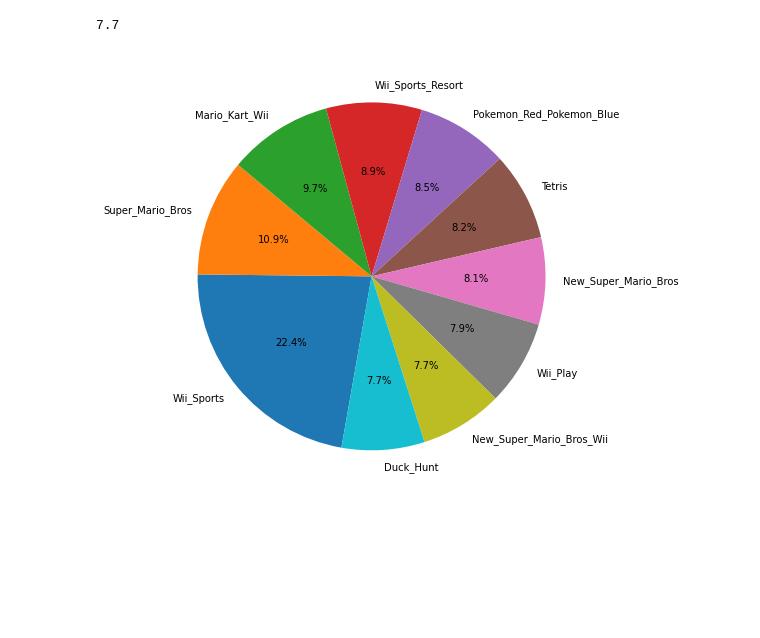
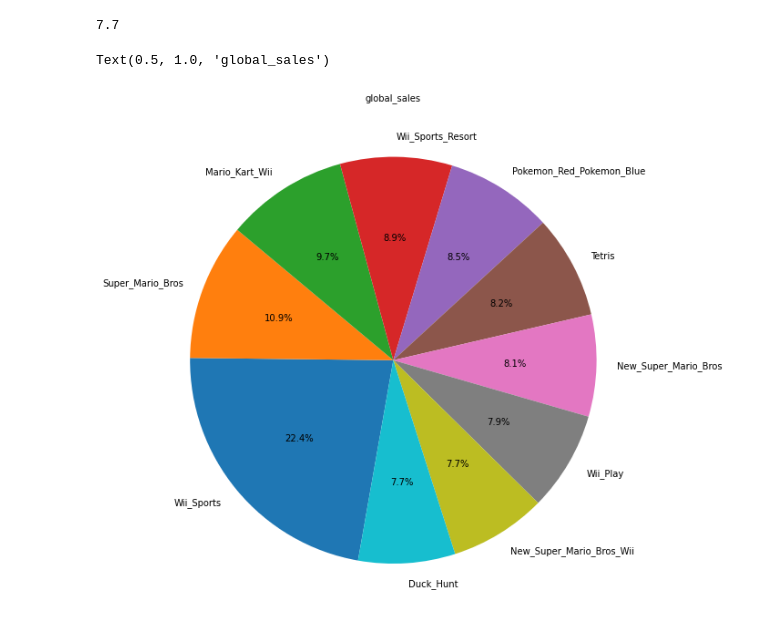
Before and after one commit to JunilMin/sec1_project, a Jupyter notebook: ai06_sec1_project_민준일.ipynb, the cells around one changed output. Cells and saved outputs as stored; diff of their text form; code cells hidden in the pictures; blank space fills up the shorter version.

```diff
--- a/ai06_sec1_project_민준일.ipynb
+++ b/ai06_sec1_project_민준일.ipynb
@@ -368,9 +368,10 @@ labels = ['Wii_Sports', 'Super_Mario_Bros', 'Mario_Kart_Wii', 'Wii_Sports_Resort
           'New_Super_Mario_Bros_Wii','Duck_Hunt']
 # %%
 plt.pie(ratio, labels=labels, autopct='%.1f%%', startangle=260, counterclock=False)
-plt.show()
+plt.title('global_sales', fontsize=10)
 # %% [output]
+Text(0.5, 1.0, 'global_sales')
-[figure, old version]
+[figure, new version]
 # %%
 ## Wii Sports 가 전 세계적으로 출고량이 가장 높았던 게임입니다.
 ## NA 는 Action, EU는 Action, JP는 Role-Playing, 그 외 지역들은 Action 장르의 게임들이 출고량 1위를 차지했습니다.
```
Also changed, not shown: parts of 35 cells of this notebook.
